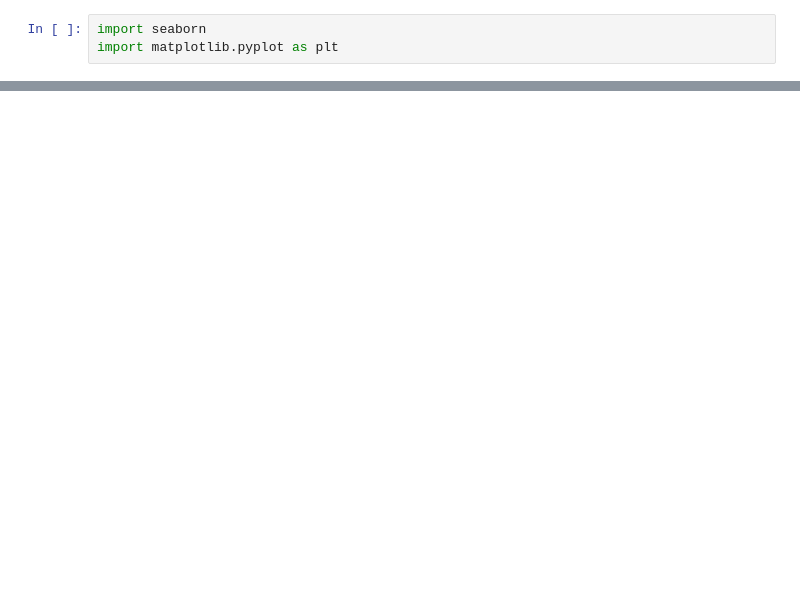
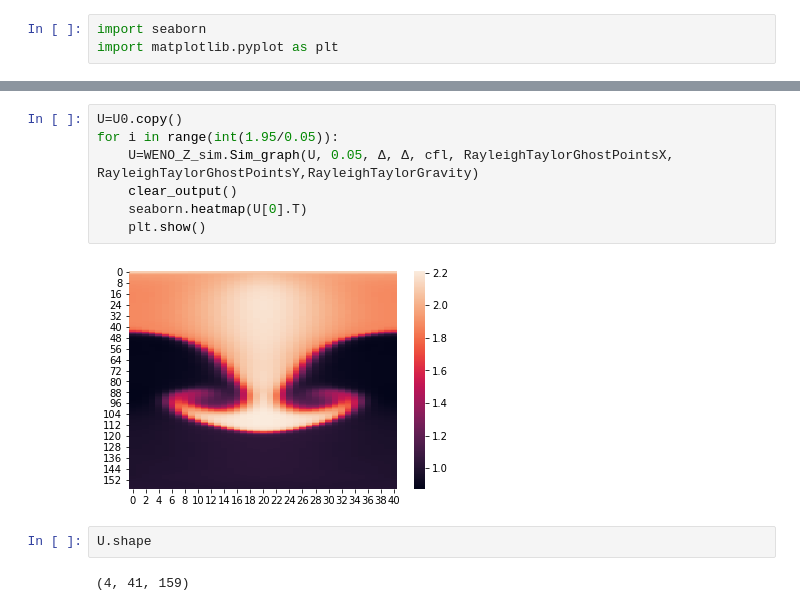
Before and after one commit to silvaneojunior/Top_mat_A, a Jupyter notebook: WENO-DS/Euler 2D.ipynb, the cells around one changed output, grey strips where cells are left out. Saved outputs shown, nothing was run; the diff lists cells and outputs as text; blank space fills up the shorter version.

```diff
--- a/WENO-DS/Euler 2D.ipynb
+++ b/WENO-DS/Euler 2D.ipynb
@@ -120,0 +116,13 @@ nan
+# %%
+U=U0.copy()
+for i in range(int(1.95/0.05)):
+    U=WENO_Z_sim.Sim_graph(U, 0.05, Δ, Δ, cfl, RayleighTaylorGhostPointsX, RayleighTaylorGhostPointsY,RayleighTaylorGravity)
+    clear_output()
+    seaborn.heatmap(U[0].T)
+    plt.show()
+# %% [output]
+[figure, added]
+# %%
+U.shape
+# %% [output]
+(4, 41, 159)
```
Also changed, not shown: parts of 5 cells of this notebook, 3 other files.
